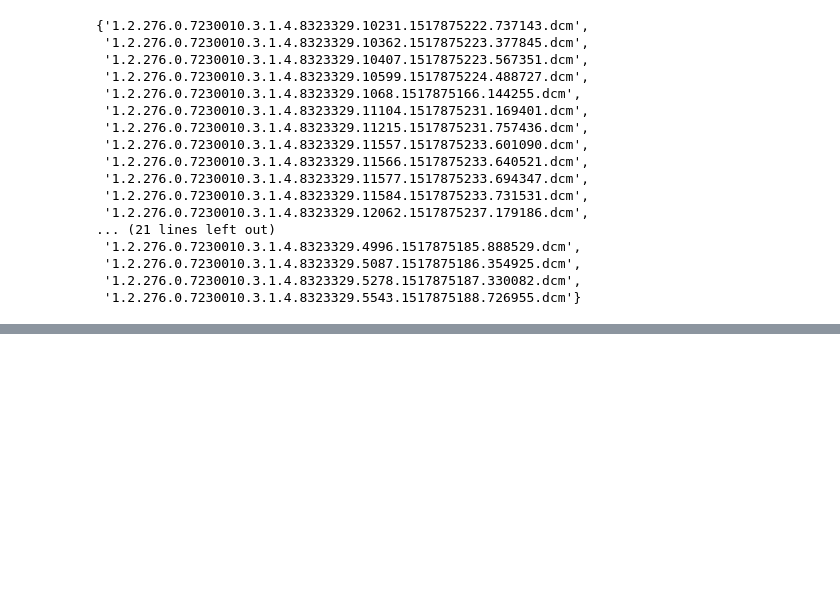
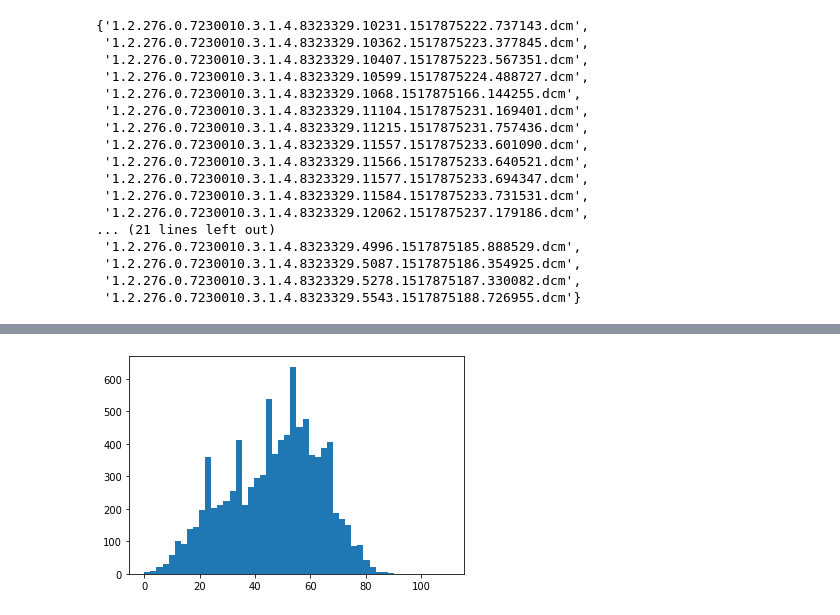
Before and after one commit to kshannon/pneumothorax-segmentation, a Jupyter notebook: eda/data_sanity_check.ipynb, the cells around one changed output, grey strips where cells are left out. Saved outputs shown, nothing was run; the diff lists cells and outputs as text; code cells hidden in the pictures; blank space fills up the shorter version.

```diff
--- a/eda/data_sanity_check.ipynb
+++ b/eda/data_sanity_check.ipynb
@@ -122,0 +192,12 @@ sym_diff
+# %%
+# make a list of filepaths+filenames for all  data
+train_paths = []
+test_paths = []
+for idx, data_set_path in enumerate([train_path, test_path]):
+    for filename in glob.iglob(data_set_path + '**/*.dcm', recursive=True):
+        if idx == 0:
+            train_paths.append(filename)
+        else:
+            test_paths.append(filename)
+assert len(train_paths) == 10712
+assert len(test_paths) == 1377
@@ -122,0 +361,5 @@ sym_diff
+# %%
+fig1 = plt.hist(train_df.age.to_list(),bins=50,range=(0,110));
+plt.show();
+# %% [output]
+[figure, added]
```
Also changed, not shown: parts of 26 cells of this notebook.
